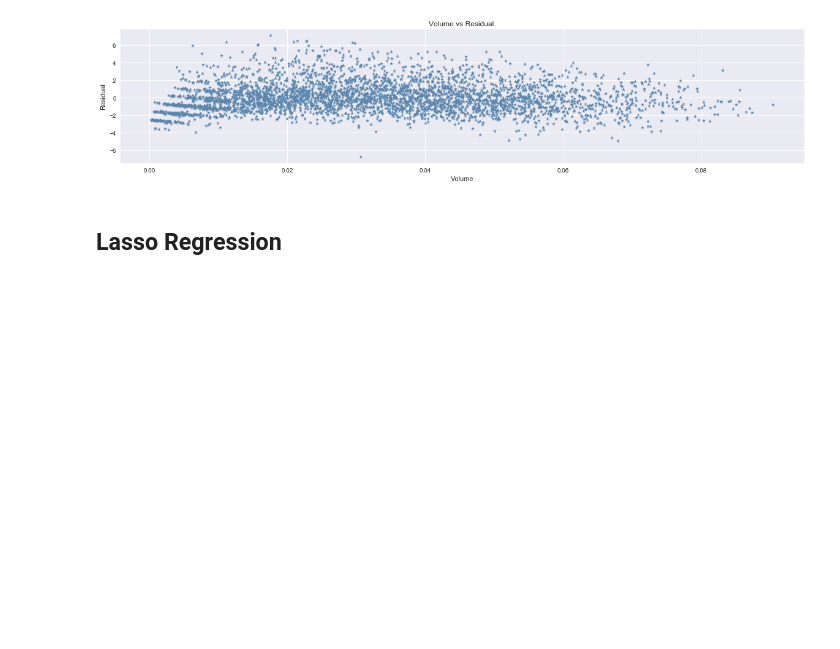
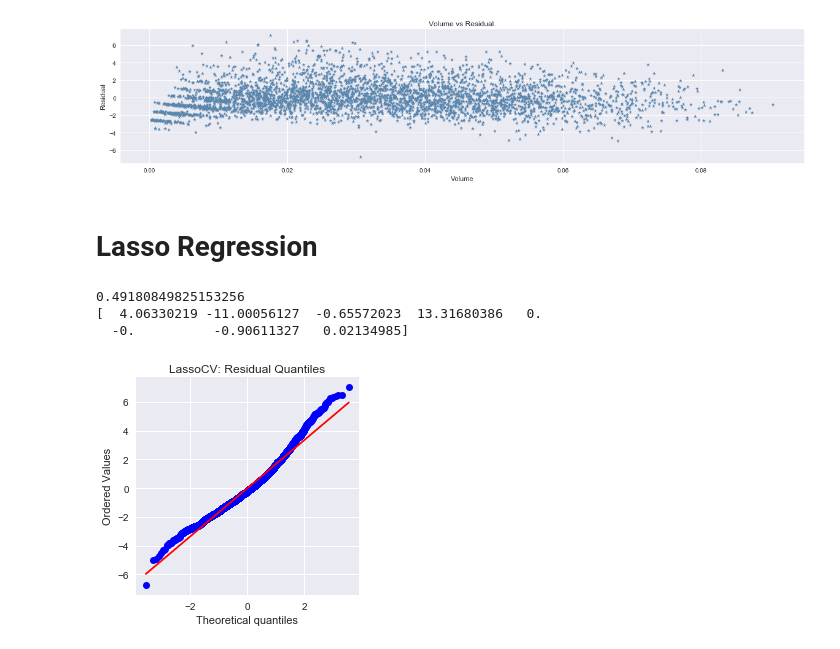
Before and after one commit to el-davo/msc-data-analytics-notebook, a Jupyter notebook: abalones.ipynb, the cells around one changed output. Saved outputs shown, nothing was run; the diff lists cells and outputs as text; code cells hidden in the pictures; blank space fills up the shorter version.

```diff
--- a/abalones.ipynb
+++ b/abalones.ipynb
@@ -462,4 +474,30 @@ plt.show()
 [figure]
 [figure]
 # %% [markdown]
-## Lasso Regression
+# Lasso Regression
+# %%
+lass = LassoCV(random_state=0)
+lass = lass.fit(X, y)
+
+print(lass.score(X, y))
+
+print(lass.coef_)
+# %% [output]
+0.49180849825153256
+[  4.06330219 -11.00056127  -0.65572023  13.31680386   0.
+  -0.          -0.90611327   0.02134985]
+# %%
+lassyhat = lass.predict(X)
+lassy = df['Rings']
+lassresid = lassy - lassyhat
+
+fig = plt.figure(figsize=(4,4))
+ax1 = fig.add_subplot(111)
+
+stats.probplot(lassresid, dist='norm', plot=ax1)
+
+ax1.set_title('LassoCV: Residual Quantiles')
+
+plt.show()
+# %% [output]
+[figure, added]
```
Also changed, not shown: parts of 8 cells of this notebook.
